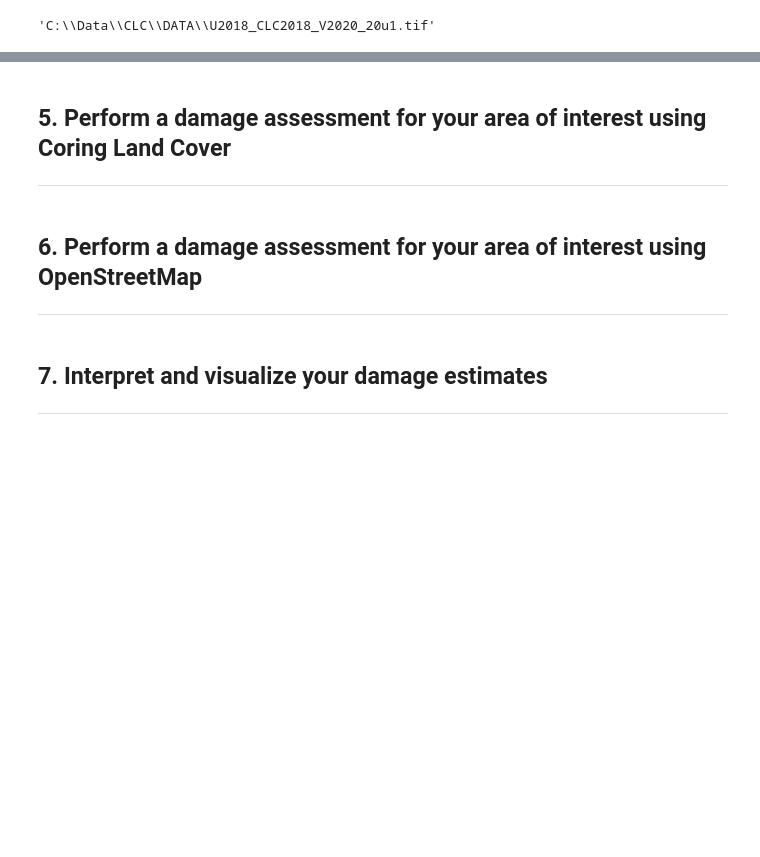
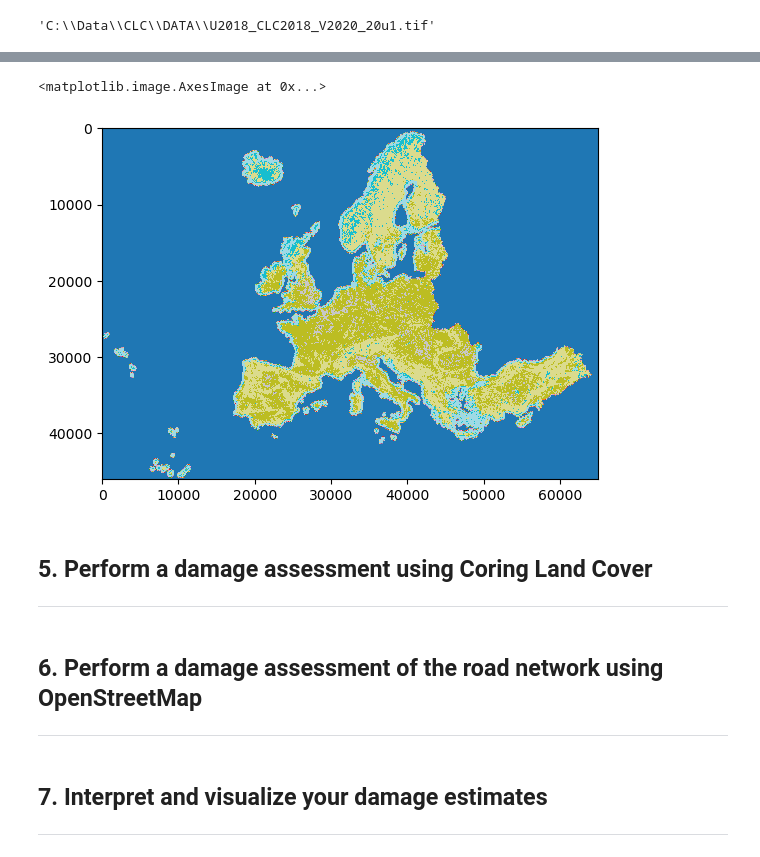
Before and after one commit to ElcoK/BigData_AED, a Jupyter notebook: _sources/week4/tutorial2.ipynb, the cells around one changed output, grey strips where cells are left out. Cells and saved outputs as stored; diff of their text form; code cells hidden in the pictures; blank space fills up the shorter version.

```diff
--- a/_sources/week4/tutorial2.ipynb
+++ b/_sources/week4/tutorial2.ipynb
@@ -151,8 +190,13 @@ with rasterio.open(CLC_location) as src:
+# %%
+plt.imshow(landuse,cmap='tab20')
+# %% [output]
+<matplotlib.image.AxesImage at 0x...>
+[figure, added]
 # %% [markdown]
-## 5. Perform a damage assessment for your area of interest using Coring Land Cover
+## 5. Perform a damage assessment using Coring Land Cover
 <hr>
 # %% [markdown]
-## 6. Perform a damage assessment for your area of interest using OpenStreetMap
+## 6. Perform a damage assessment of the road network using OpenStreetMap
 <hr>
 # %% [markdown]
 ## 7. Interpret and visualize your damage estimates
```
Also changed, not shown: parts of 21 cells of this notebook, 14 other files.
